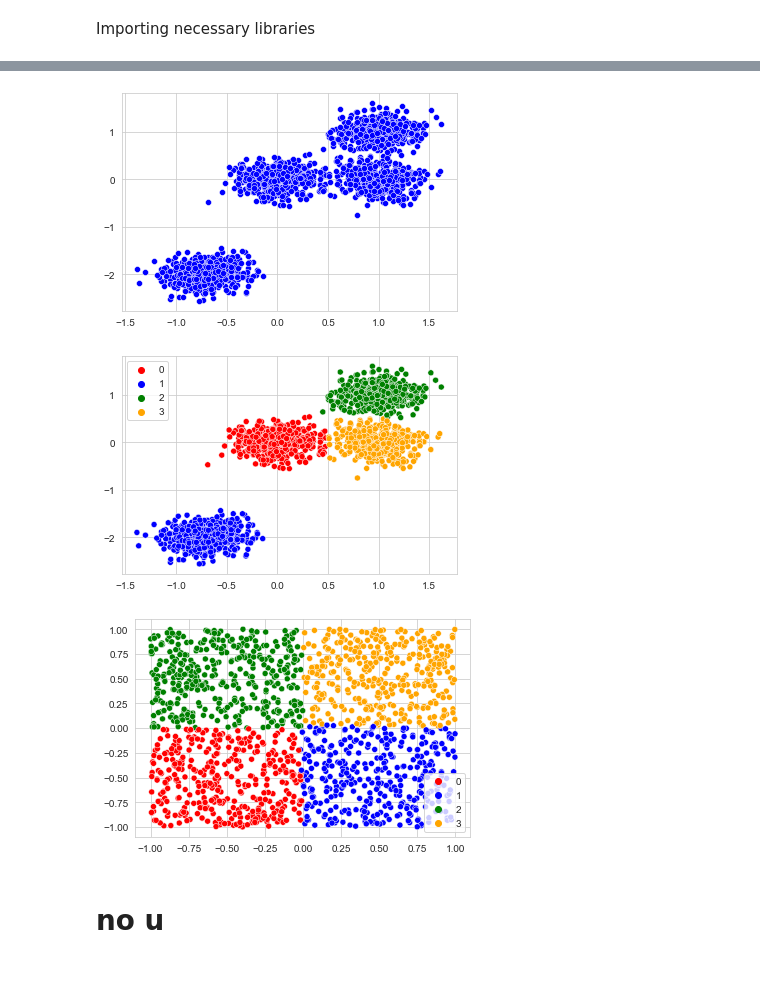
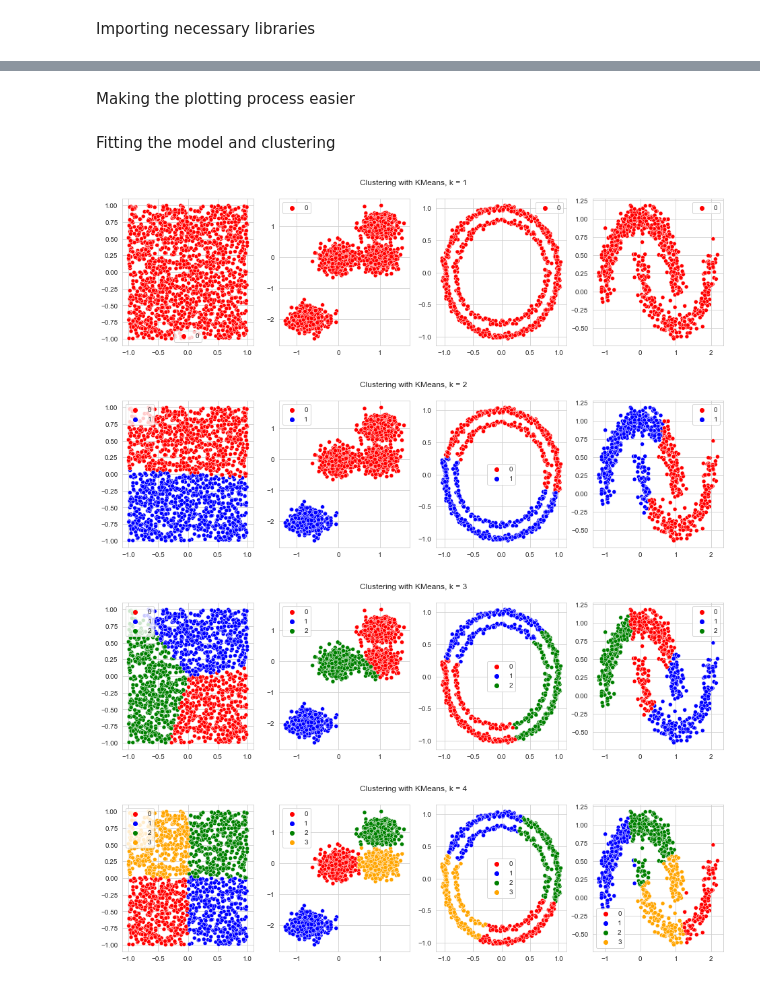
Before and after one commit to MovsisyanM/Clustering, a Jupyter notebook: KMeans.ipynb, the cells around one changed output, grey strips where cells are left out. Drawn from its saved outputs; the diff is of its cells as text; code cells hidden in the pictures.

Commit message:
KMeans, visualizations

```diff
--- a/KMeans.ipynb
+++ b/KMeans.ipynb
@@ -30,22 +31,36 @@ x_normal: np.array = np.array([
         np.random.normal(-2, .2, 500),
         np.random.normal(0, .2, 500)
     ])])
+x_circles = make_circles((500, 200), noise=.025)[0].T
+x_moons = make_moons((500, 250), noise=.1)[0].T
 
-sns.scatterplot(*x_normal);
+data = [x_uniform, x_normal, x_circles, x_moons]
-# %% [output]
-[figure, removed]
-# %%
-def plot(hue: np.array, x: np.array):
-
-    sns.scatterplot(*x, hue=hue, palette = ["red", "blue", "green", "orange"])
-    plt.show()
-# %%
-model: KMeans = KMeans(n_clusters=4)
-
-plot(model.fit_predict(x_normal.T), x_normal)
-plot(model.fit_predict(x_uniform.T), x_uniform)
-# %% [output]
-[figure, removed]
-[figure, removed]
-# %% [markdown]
-# no u
+# %% [markdown]
+Making the plotting process easier
+# %%
+def plot(x: list[np.array], hue: list[np.array], k: int) -> None:
+    fig, ax = plt.subplots(1, len(x), figsize=(16,4))
+    for i, df in enumerate(x):
+        sns.scatterplot(*df, hue=hue[i], palette = ["red", "blue", "green", "orange", "purple", "gray"][:k], ax=ax[i])
+    fig.suptitle(f"Clustering with KMeans, k = {k}")
+    plt.show()
+# %% [markdown]
+Fitting the model and clustering
+# %%
+distortions = [[] for _ in data]
+
+for k in range(1, 5):
+    model: KMeans = KMeans(n_clusters=k)
+    predictions = []
+
+    for i, df in enumerate(data):
+        predictions.append(model.fit_predict(df.T))
+        distortions[i].append(model.inertia_)
+        model = KMeans(n_clusters=k)
+
+    plot(data, predictions, k)
+# %% [output]
+[figure, added]
+[figure, added]
+[figure, added]
+[figure, added]
```
Also changed, not shown: parts of 6 cells of this notebook.
